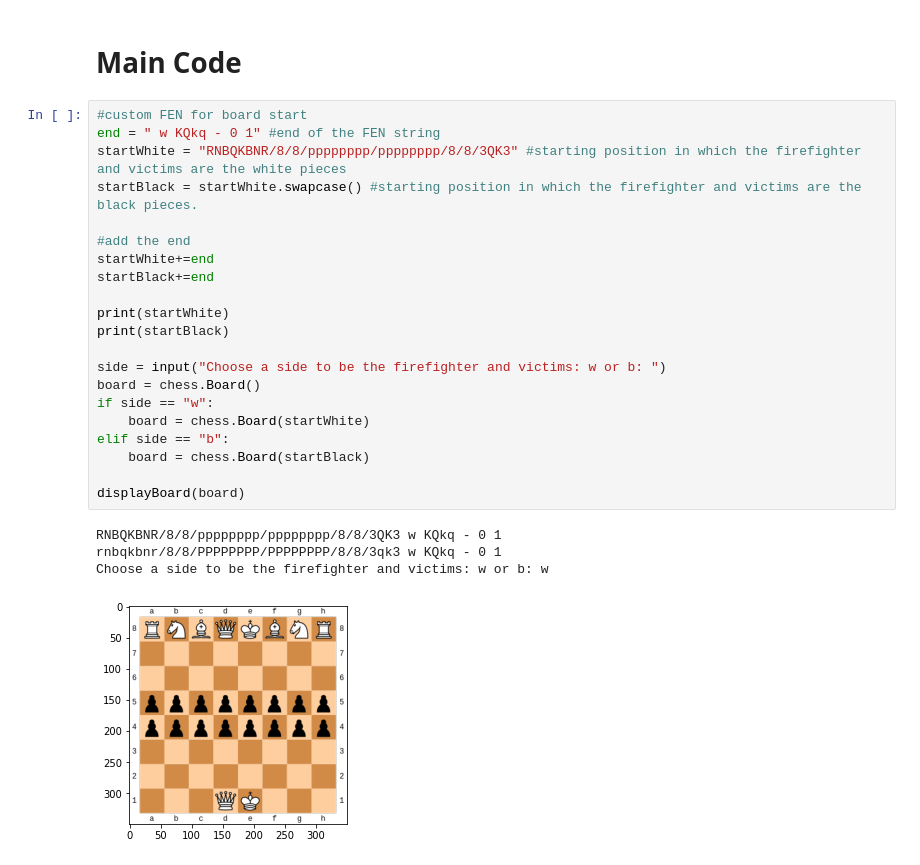
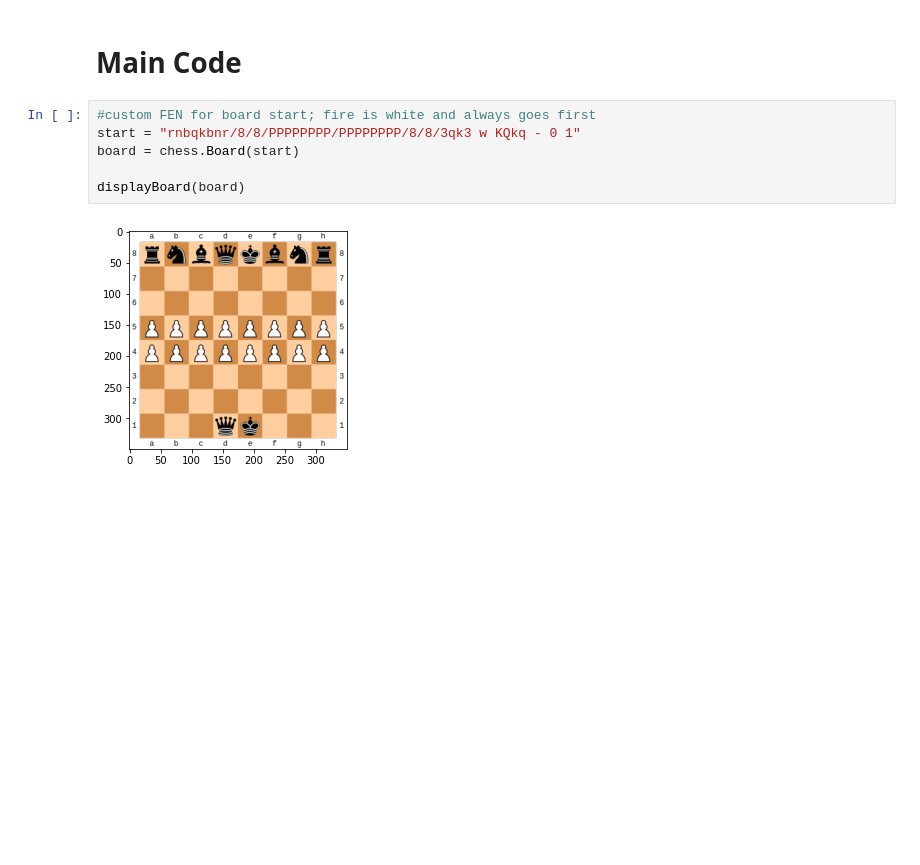
Before and after one commit to russellelliott/PythonChess, a Jupyter notebook: Firefighter_Chess.ipynb, the cells around one changed output. Saved outputs shown, nothing was run; the diff lists cells and outputs as text; blank space fills up the shorter version.

Commit message:
Modified starting board and rules; fire always goes first.

```diff
--- a/Firefighter_Chess.ipynb
+++ b/Firefighter_Chess.ipynb
@@ -88,29 +93,11 @@ def displayBoard(board):
 https://www.codegrepper.com/code-examples/python/python+reverse+upper+and+lowercase+of+string
 # %% [markdown]
 # Main Code
-# %%
-#custom FEN for board start
-end = " w KQkq - 0 1" #end of the FEN string
-startWhite = "RNBQKBNR/8/8/pppppppp/pppppppp/8/8/3QK3" #starting position in which the firefighter and victims are the white pieces
-startBlack = startWhite.swapcase() #starting position in which the firefighter and victims are the black pieces.
-
-#add the end
-startWhite+=end
-startBlack+=end
-
-print(startWhite)
-print(startBlack)
-
-side = input("Choose a side to be the firefighter and victims: w or b: ")
-board = chess.Board()
-if side == "w":
-    board = chess.Board(startWhite)
-elif side == "b":
-    board = chess.Board(startBlack)
-
-displayBoard(board)
-# %% [output]
-RNBQKBNR/8/8/pppppppp/pppppppp/8/8/3QK3 w KQkq - 0 1
-rnbqkbnr/8/8/PPPPPPPP/PPPPPPPP/8/8/3qk3 w KQkq - 0 1
-Choose a side to be the firefighter and victims: w or b: w
-[figure, removed]
+# %%
+#custom FEN for board start; fire is white and always goes first
+start = "rnbqkbnr/8/8/PPPPPPPP/PPPPPPPP/8/8/3qk3 w KQkq - 0 1"
+board = chess.Board(start)
+
+displayBoard(board)
+# %% [output]
+[figure, added]
```
Also changed, not shown: parts of 1 cell of this notebook.
